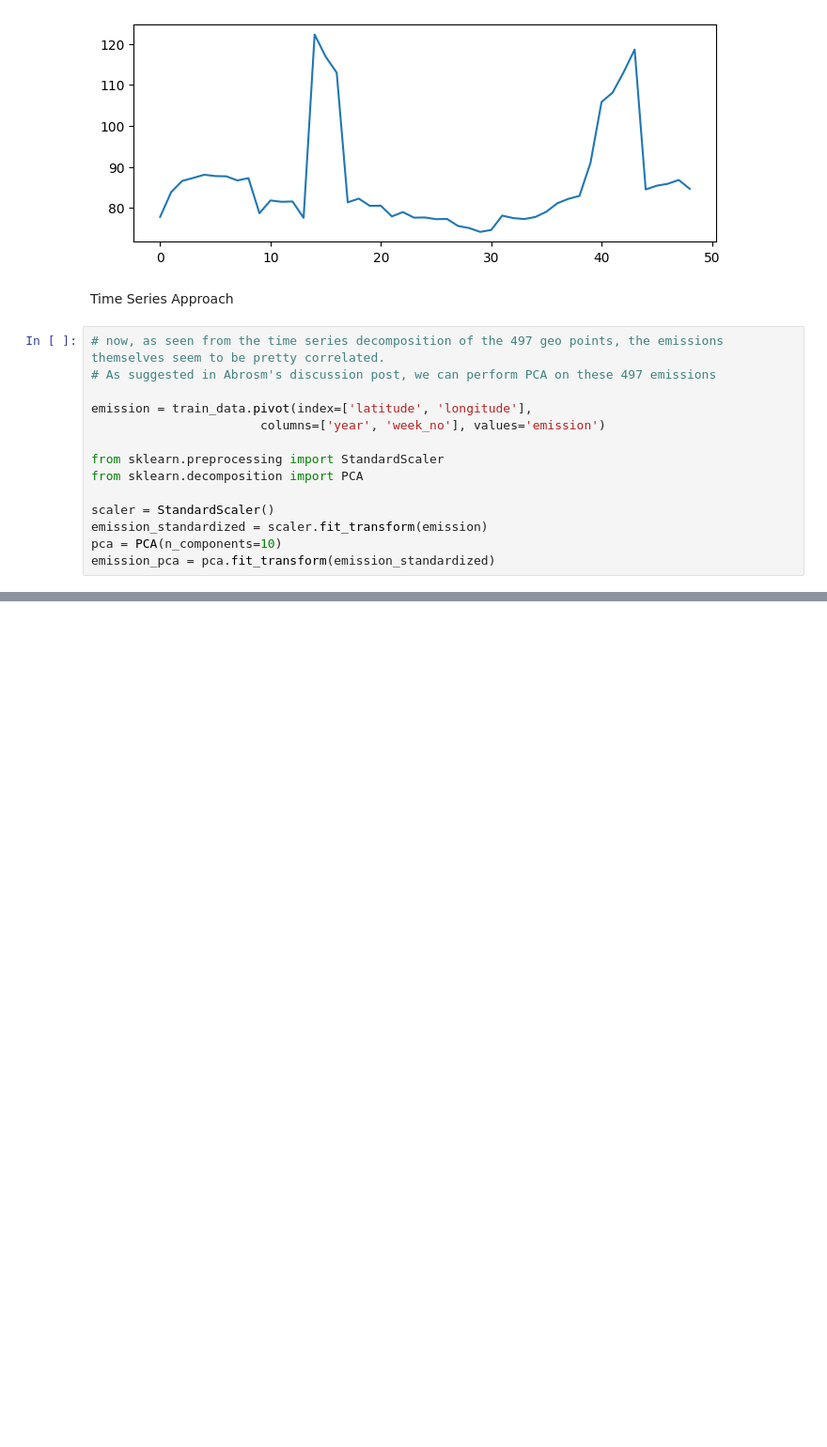
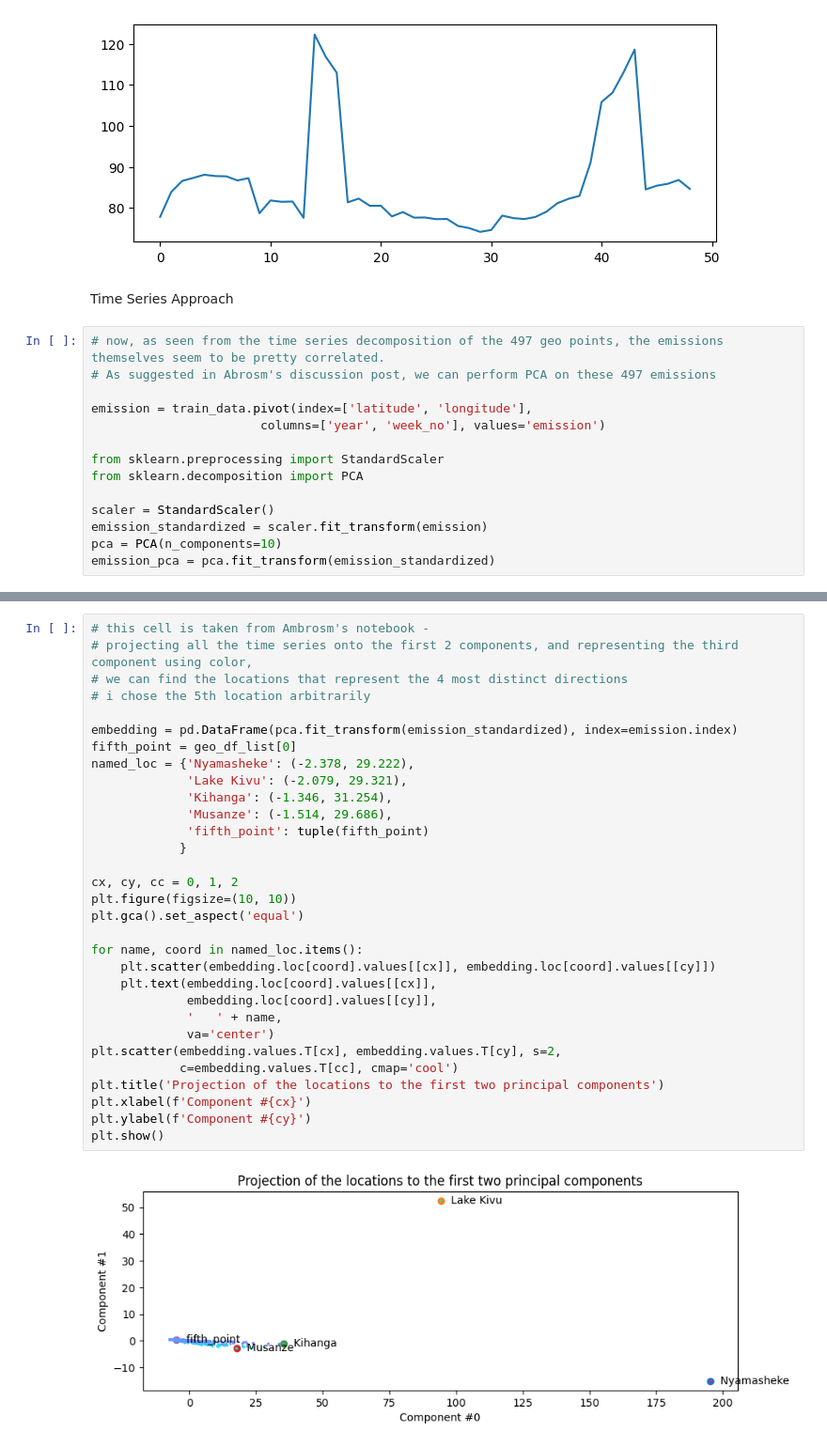
Before and after one commit to riyosha/KaggleNotebooks, a Jupyter notebook: co2_prediction.ipynb, the cells around one changed output, grey strips where cells are left out. Shown at 94% size. Cells and saved outputs as stored; diff of their text form; blank space fills up the shorter version.

Commit message:
Kaggle Notebook | Rwanda_CO2_prediction | time series with dimension reduction

```diff
--- a/co2_prediction.ipynb
+++ b/co2_prediction.ipynb
@@ -525,0 +534,33 @@ plt.show()
+# %%
+# this cell is taken from Ambrosm's notebook -
+# projecting all the time series onto the first 2 components, and representing the third component using color,
+# we can find the locations that represent the 4 most distinct directions
+# i chose the 5th location arbitrarily
+
+embedding = pd.DataFrame(pca.fit_transform(emission_standardized), index=emission.index)
+fifth_point = geo_df_list[0]
+named_loc = {'Nyamasheke': (-2.378, 29.222),
+             'Lake Kivu': (-2.079, 29.321),
+             'Kihanga': (-1.346, 31.254),
+             'Musanze': (-1.514, 29.686),
+             'fifth_point': tuple(fifth_point)
+            }
+
+cx, cy, cc = 0, 1, 2
+plt.figure(figsize=(10, 10))
+plt.gca().set_aspect('equal')
+
+for name, coord in named_loc.items():
+    plt.scatter(embedding.loc[coord].values[[cx]], embedding.loc[coord].values[[cy]])
+    plt.text(embedding.loc[coord].values[[cx]],
+             embedding.loc[coord].values[[cy]],
+             '   ' + name,
+             va='center')
+plt.scatter(embedding.values.T[cx], embedding.values.T[cy], s=2,
+            c=embedding.values.T[cc], cmap='cool')
+plt.title('Projection of the locations to the first two principal components')
+plt.xlabel(f'Component #{cx}')
+plt.ylabel(f'Component #{cy}')
+plt.show()
+# %% [output]
+[figure, added]
```
Also changed, not shown: parts of 12 cells of this notebook.
